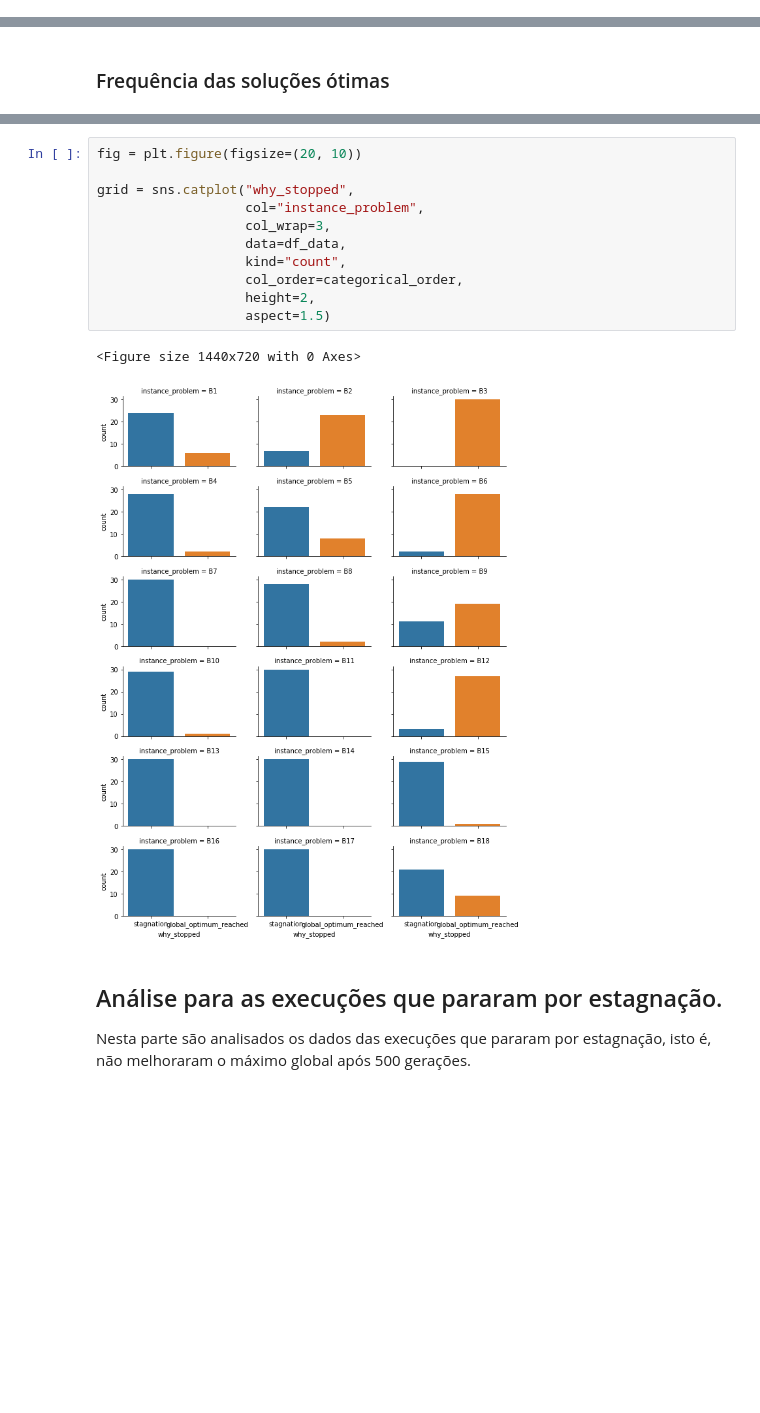
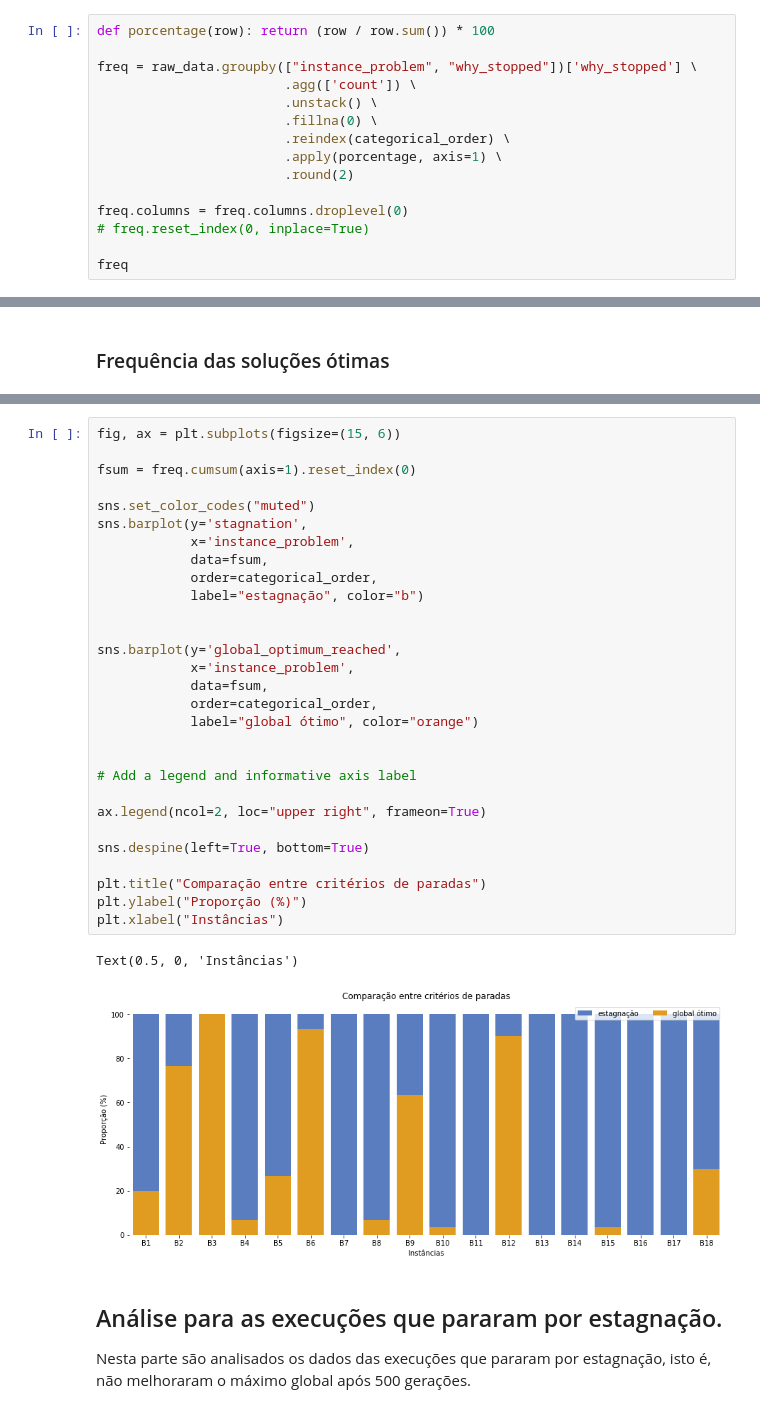
Before and after one commit to GiliardGodoi/binary-ga-stpg, a Jupyter notebook: notebooks/[2020-04-22] AED_Binary_AG_kapsalis_30_trials.ipynb, the cells around one changed output, grey strips where cells are left out. Cells and saved outputs as stored; diff of their text form; blank space fills up the shorter version.

```diff
--- a/notebooks/[2020-04-05] AED_Binary_AG_kapsalis_30_trials.ipynb
+++ b/notebooks/[2020-04-22] AED_Binary_AG_kapsalis_30_trials.ipynb
@@ -211,0 +288,15 @@ array(['stagnation', 'global_optimum_reached'], dtype=object)
+# %%
+def porcentage(row): return (row / row.sum()) * 100
+
+freq = raw_data.groupby(["instance_problem", "why_stopped"])['why_stopped'] \
+                        .agg(['count']) \
+                        .unstack() \
+                        .fillna(0) \
+                        .reindex(categorical_order) \
+                        .apply(porcentage, axis=1) \
+                        .round(2)
+
+freq.columns = freq.columns.droplevel(0)
+# freq.reset_index(0, inplace=True)
+
+freq
@@ -268,17 +324,35 @@ df_stopped.loc[categorical_order]
-# %%
-fig = plt.figure(figsize=(20, 10))
-
-grid = sns.catplot("why_stopped",
-                   col="instance_problem",
-                   col_wrap=3,
-                   data=df_data,
-                   kind="count",
-                   col_order=categorical_order,
-                   height=2,
-                   aspect=1.5)
-# %% [output]
-<Figure size 1440x720 with 0 Axes>
-[figure, removed]
+# %%
+fig, ax = plt.subplots(figsize=(15, 6))
+
+fsum = freq.cumsum(axis=1).reset_index(0)
+
+sns.set_color_codes("muted")
+sns.barplot(y='stagnation',
+            x='instance_problem',
+            data=fsum,
+            order=categorical_order,
+            label="estagnação", color="b")
+
+
+sns.barplot(y='global_optimum_reached',
+            x='instance_problem',
+            data=fsum,
+            order=categorical_order,
+            label="global ótimo", color="orange")
+
+
+# Add a legend and informative axis label
+
+ax.legend(ncol=2, loc="upper right", frameon=True)
+
+sns.despine(left=True, bottom=True)
+
+plt.title("Comparação entre critérios de paradas")
+plt.ylabel("Proporção (%)")
+plt.xlabel("Instâncias")
+# %% [output]
+Text(0.5, 0, 'Instâncias')
+[figure, added]
 # %% [markdown]
 ## Análise para as execuções que pararam por estagnação.
 
```
Also changed, not shown: parts of 68 cells of this notebook, 4 other files.
